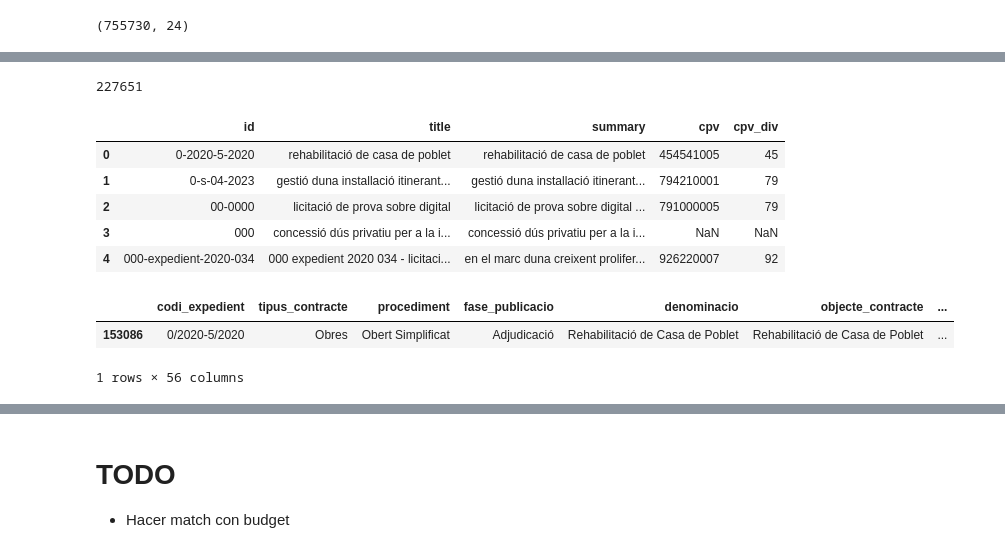
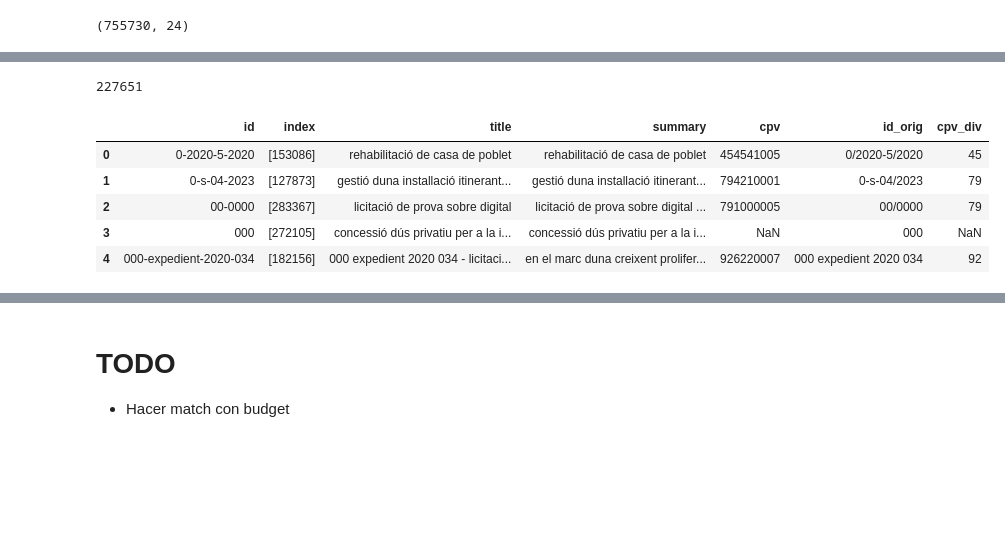
Before and after one commit to nextprocurement/NP-Company-Process, a Jupyter notebook: match_tender.ipynb, the cells around one changed output, grey strips where cells are left out. Drawn from its saved outputs; the diff is of its cells as text; code cells hidden in the pictures; blank space fills up the shorter version.

```diff
--- a/match_tender.ipynb
+++ b/match_tender.ipynb
@@ -283,6 +313,7 @@ tend_cat_filt = (
     .astype(str)
     .applymap(process_str)
 )
+tend_cat_filt["id_orig"] = tend_cat_filt["id"]
 tend_cat_filt["id"] = tend_cat_filt["id"].apply(
     lambda x: unidecode.unidecode(regex.sub(r"[^\p{L}\d]+", "-", x))
     if not pd.isna(x)
@@ -295,3 +326,4 @@ tend_cat_filt = (
 tend_cat_filt["cpv_div"] = tend_cat_filt["cpv"].apply(
     lambda x: x[:2] if not pd.isna(x) else np.nan
 )
+tend_cat_filt = tend_cat_filt.reset_index()
@@ -313,27 +356,20 @@ tend_cat_filt.head()
 # %%
 # Aggregate by ID
 valid_tend_cat = tend_cat_filt.groupby("id").agg(list)
 valid_tend_cat = valid_tend_cat[
     valid_tend_cat["title"].apply(lambda x: len(set(x)) == 1)
 ]
-valid_tend_cat = valid_tend_cat.applymap(
-    lambda x: Counter(x).most_common()[0][0]
-).reset_index()
+valid_tend_cat[valid_tend_cat.columns[1:]] = valid_tend_cat[
+    valid_tend_cat.columns[1:]
+].applymap(lambda x: Counter(x).most_common()[0][0])
+valid_tend_cat = valid_tend_cat.reset_index()
 print(len(valid_tend_cat))
 display(valid_tend_cat.head())
 # %% [output]
 227651
-|  | id | title | summary | cpv | cpv_div |
-| 0 | 0-2020-5-2020 | rehabilitació de casa de poblet | rehabilitació de casa de poblet | 454541005 | 45 |
-| 1 | 0-s-04-2023 | gestió duna installació itinerant... | gestió duna installació itinerant... | 794210001 | 79 |
-| 2 | 00-0000 | licitació de prova sobre digital | licitació de prova sobre digital ... | 791000005 | 79 |
-| 3 | 000 | concessió dús privatiu per a la i... | concessió dús privatiu per a la i... | NaN | NaN |
-| 4 | 000-expedient-2020-034 | 000 expedient 2020 034 - licitaci... | en el marc duna creixent prolifer... | 926220007 | 92 |
+|  | id | index | title | summary | cpv | id_orig | cpv_div |
+| 0 | 0-2020-5-2020 | [153086] | rehabilitació de casa de poblet | rehabilitació de casa de poblet | 454541005 | 0/2020-5/2020 | 45 |
+| 1 | 0-s-04-2023 | [127873] | gestió duna installació itinerant... | gestió duna installació itinerant... | 794210001 | 0-s-04/2023 | 79 |
+| 2 | 00-0000 | [283367] | licitació de prova sobre digital | licitació de prova sobre digital ... | 791000005 | 00/0000 | 79 |
+| 3 | 000 | [272105] | concessió dús privatiu per a la i... | concessió dús privatiu per a la i... | NaN | 000 | NaN |
+| 4 | 000-expedient-2020-034 | [182156] | 000 expedient 2020 034 - licitaci... | en el marc duna creixent prolifer... | 926220007 | 000 expedient 2020 034 | 92 |
-# %%
-tend_cat[tend_cat["denominacio"].str.lower() == "rehabilitació de casa de poblet"][
-    tend_cat.columns[10:]
-]
-# %% [output]
-|  | codi_expedient | tipus_contracte | procediment | fase_publicacio | denominacio | objecte_contracte | ... |
-| 153086 | 0/2020-5/2020 | Obres | Obert Simplificat | Adjudicació | Rehabilitació de Casa de Poblet | Rehabilitació de Casa de Poblet | ... |
-1 rows × 56 columns
```
Also changed, not shown: parts of 41 cells of this notebook, 3 other files.
